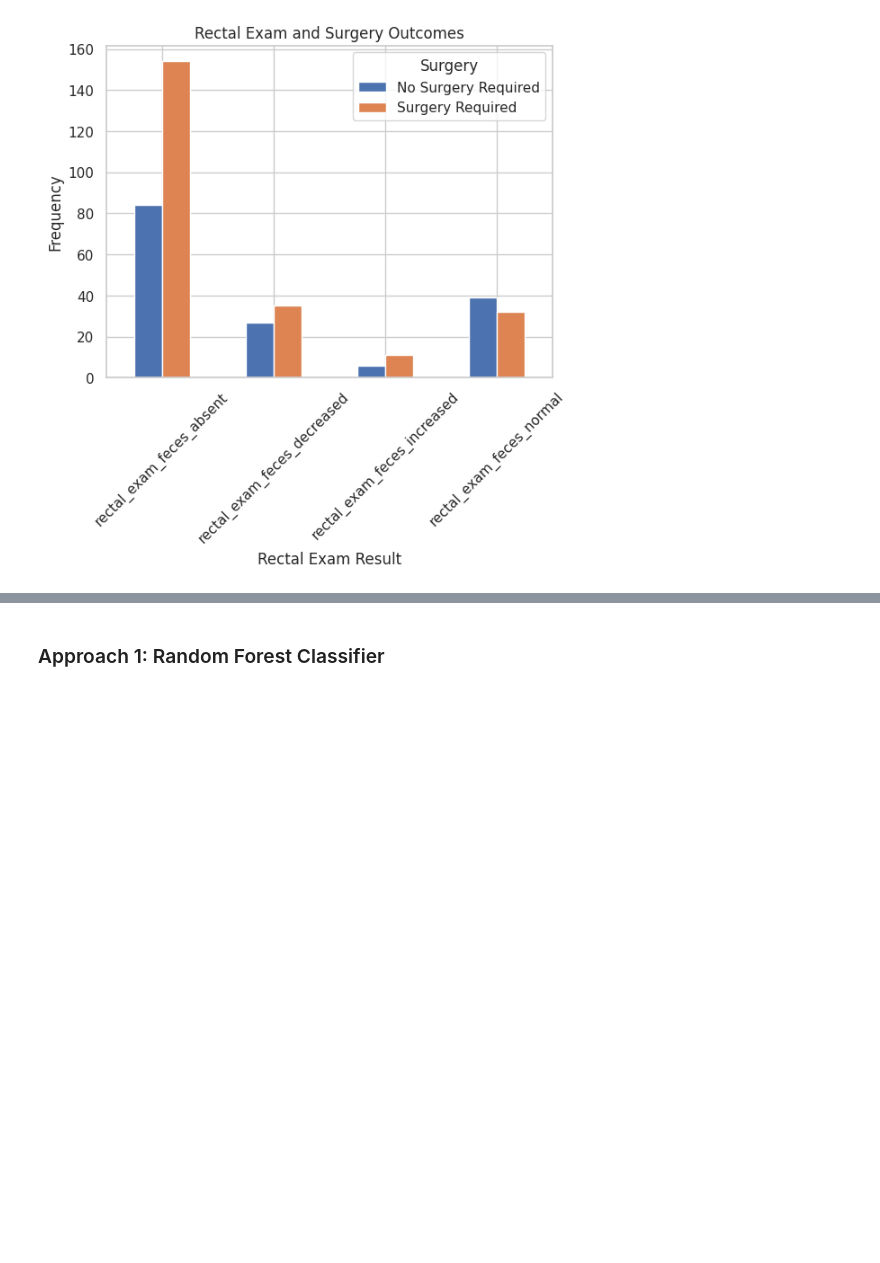
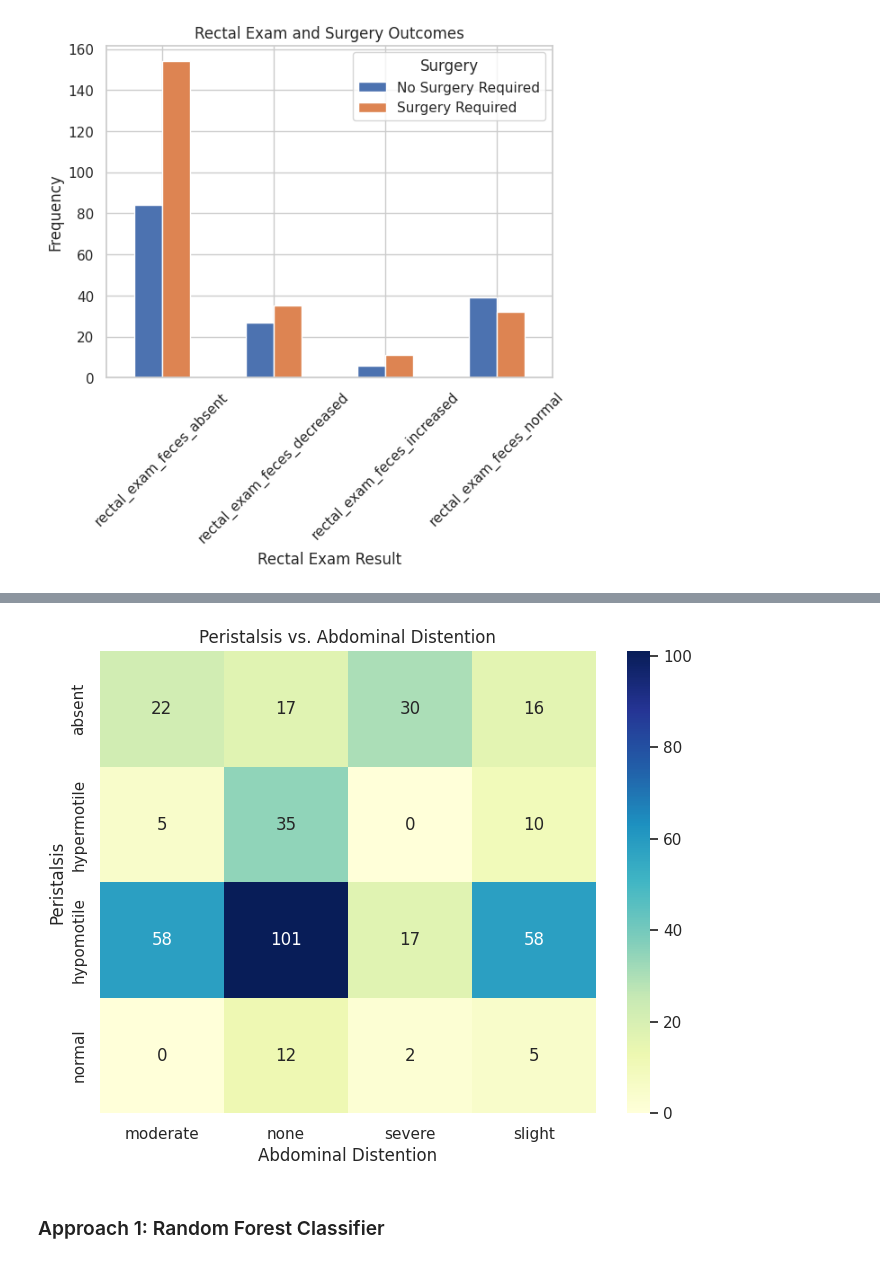
Before and after one commit to d-o-e/CST-383-Project, a Jupyter notebook: horse_colic_project.ipynb, the cells around one changed output, grey strips where cells are left out. Cells and saved outputs as stored; diff of their text form; code cells hidden in the pictures; blank space fills up the shorter version.

```diff
--- a/horse_colic_project.ipynb
+++ b/horse_colic_project.ipynb
@@ -733,0 +844,31 @@ plt.show()
+# %%
+# Check for correlation between peristalsis and abdominal distention levels.
+# The table shows tht abdominal distention (bloating) is directly
+# proportional to the decrease in peristalsis motility.
+
+# The "absent" peristalsis group is associated with severe distention,
+# while the "hypermotile" group prefers no or slight distention.
+
+# The observations from the chart below may indicate that abdominal distention
+# is linked to changes in peristalsis types, suggesting a potential
+# relationship between gut activity and the severity of distention.
+
+abdominal_peristalsis_cols = [
+    'peristalsis_absent', 'peristalsis_hypermotile', 'peristalsis_hypomotile',
+    'peristalsis_normal', 'abdominal_distention_moderate',
+    'abdominal_distention_none', 'abdominal_distention_severe',
+    'abdominal_distention_slight'
+]
+
+abd_subset_df = merged_dataset[abdominal_peristalsis_cols]
+
+count_table = pd.crosstab(
+    abd_subset_df[abdominal_peristalsis_cols[:4]].idxmax(axis=1),
+    abd_subset_df[abdominal_peristalsis_cols[4:]].idxmax(axis=1),
+    rownames=['Peristalsis'],
+    colnames=['']
+)
+count_table.columns = count_table.columns.str.replace('abdominal_distention_', '')
+count_table.index = count_table.index.str.replace('peristalsis_', '')
+print("Peristalsis vs. Abdominal Distention")
+print(count_table)
@@ -734,3 +883,15 @@ plt.show()
+# %%
+# Plotting the heatmap
+# There are 101 occurrences of the specific combination of hypomotile
+# peristalsis and abdominal distention levels of 'none' in the data.
+plt.figure(figsize=(8, 6))
+sns.heatmap(count_table, annot=True, cmap="YlGnBu", fmt="d")
+plt.xlabel('Abdominal Distention')
+plt.ylabel('Peristalsis')
+plt.title('Peristalsis vs. Abdominal Distention')
+plt.show()
+# %% [output]
+[figure, added]
 # %%
 # The outcome variable needs to be removed in order to train the model effectively
 X_train = df.drop("outcome", axis=1).values
```
Also changed, not shown: parts of 17 cells of this notebook.
